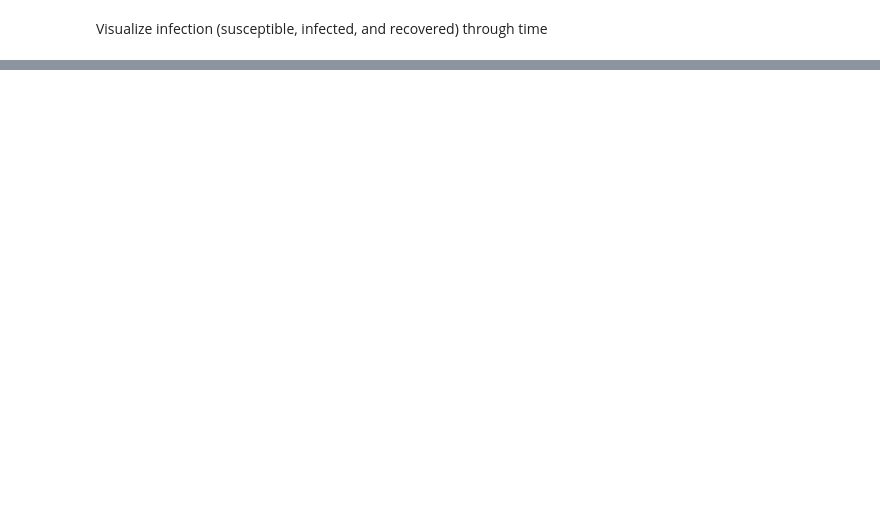
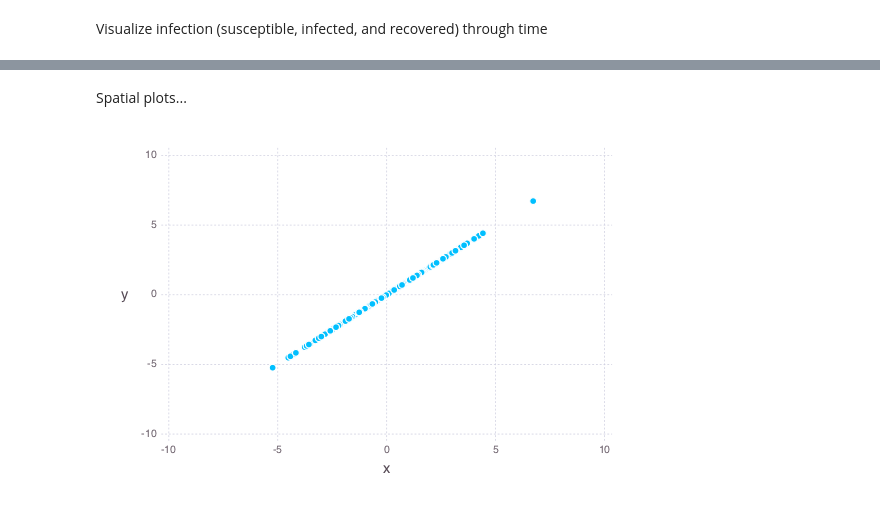
Before and after one commit to jangevaare/ILMs.jl, a Jupyter notebook: example_continuous_SIR.ipynb, the cells around one changed output, grey strips where cells are left out. Cells and saved outputs as stored; diff of their text form; code cells hidden in the pictures; blank space fills up the shorter version.

```diff
--- a/example_continuous_SIR.ipynb
+++ b/example_continuous_SIR.ipynb
@@ -64,0 +65,6 @@ plot(evseries, x="time", y="R", Geom.line)
+# %% [markdown]
+Spatial plots...
+# %%
+plot(pop_db1, x="x", y="y", Geom.point)
+# %% [output]
+[figure, added]
```
Also changed, not shown: parts of 5 cells of this notebook, 1 other file.
